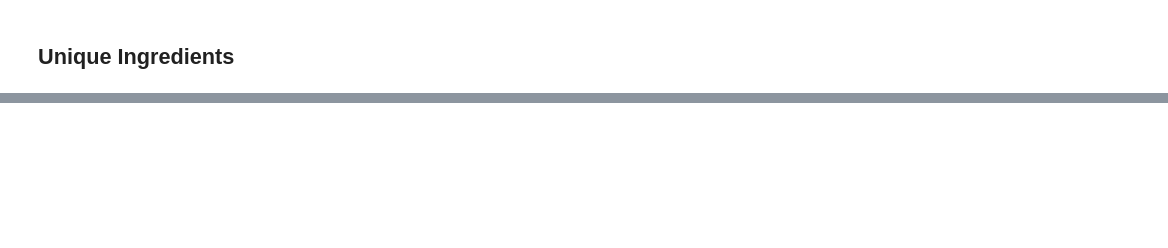
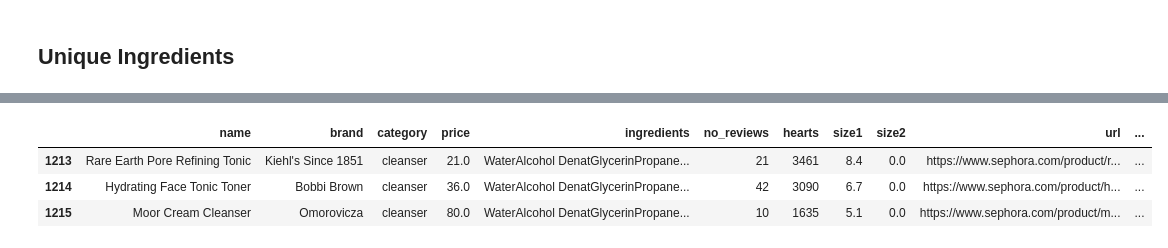
Before and after one commit to LenaNevel/CAPSTONE, a Jupyter notebook: 04_eda.ipynb, the cells around one changed output, grey strips where cells are left out. Drawn from its saved outputs; the diff is of its cells as text; code cells hidden in the pictures; blank space fills up the shorter version.

```diff
--- a/04_eda.ipynb
+++ b/04_eda.ipynb
@@ -223,0 +250,7 @@ unique_ingredients = set(all_ingredients)
+# %%
+products[products.ingredients == 'WaterAlcohol DenatGlycerinPropanediolSilicaPhenoxyethanolZinc OxideMethyl Methacrylate CrosspolymerKaolinZinc GluconateAloe Barbadensis Leaf JuiceOat Kernel FlourMenthoxypropanediolWitch Hazel Leaf WaterAllantoinSalicylic Acid']
+# %% [output]
+|  | name | brand | category | price | ingredients | no_reviews | hearts | size1 | size2 | url | ... |
+| 1213 | Rare Earth Pore Refining Tonic | Kiehl's Since 1851 | cleanser | 21.0 | WaterAlcohol DenatGlycerinPropane... | 21 | 3461 | 8.4 | 0.0 | https://www.sephora.com/product/r... | ... |
+| 1214 | Hydrating Face Tonic Toner | Bobbi Brown | cleanser | 36.0 | WaterAlcohol DenatGlycerinPropane... | 42 | 3090 | 6.7 | 0.0 | https://www.sephora.com/product/h... | ... |
+| 1215 | Moor Cream Cleanser | Omorovicza | cleanser | 80.0 | WaterAlcohol DenatGlycerinPropane... | 10 | 1635 | 5.1 | 0.0 | https://www.sephora.com/product/m... | ... |
```
Also changed, not shown: parts of 21 cells of this notebook, 6 other files.
